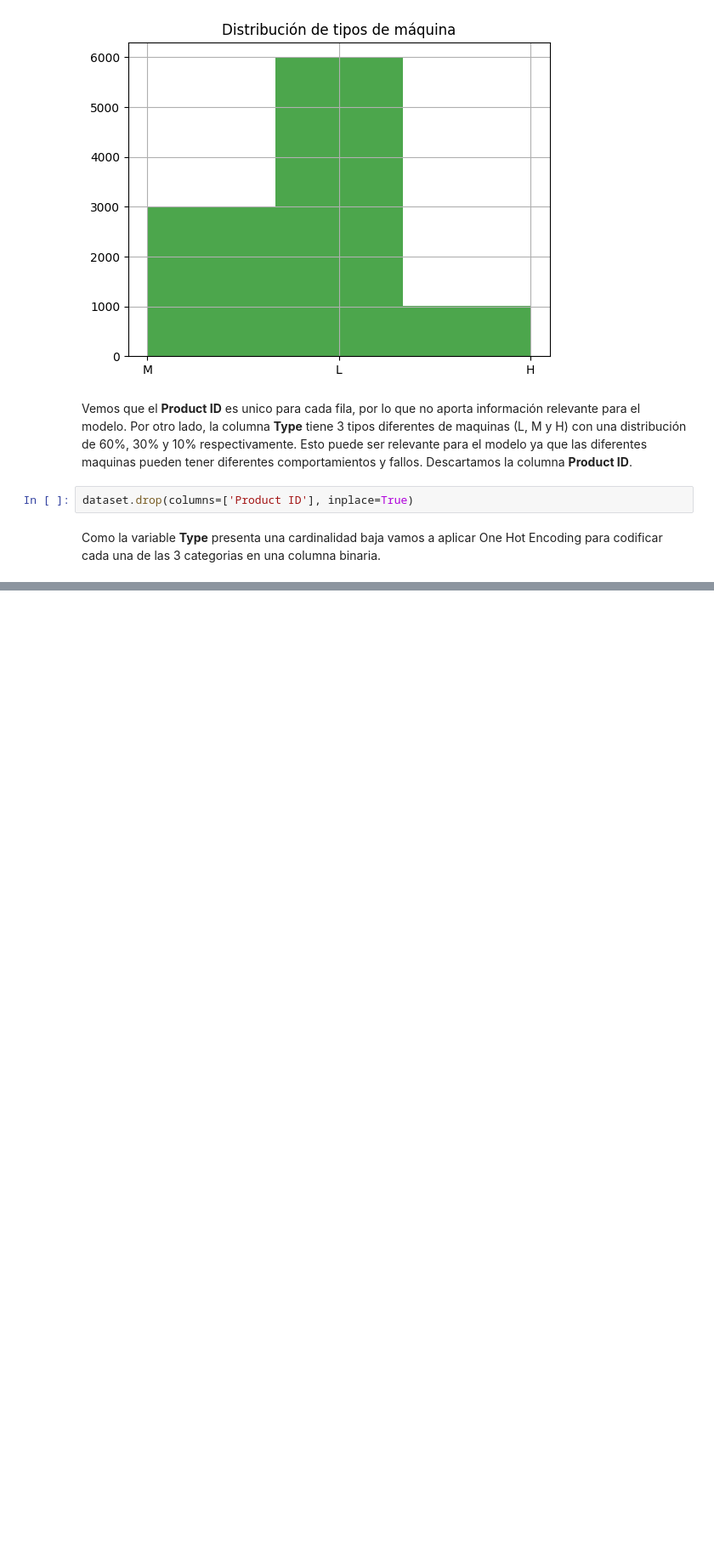
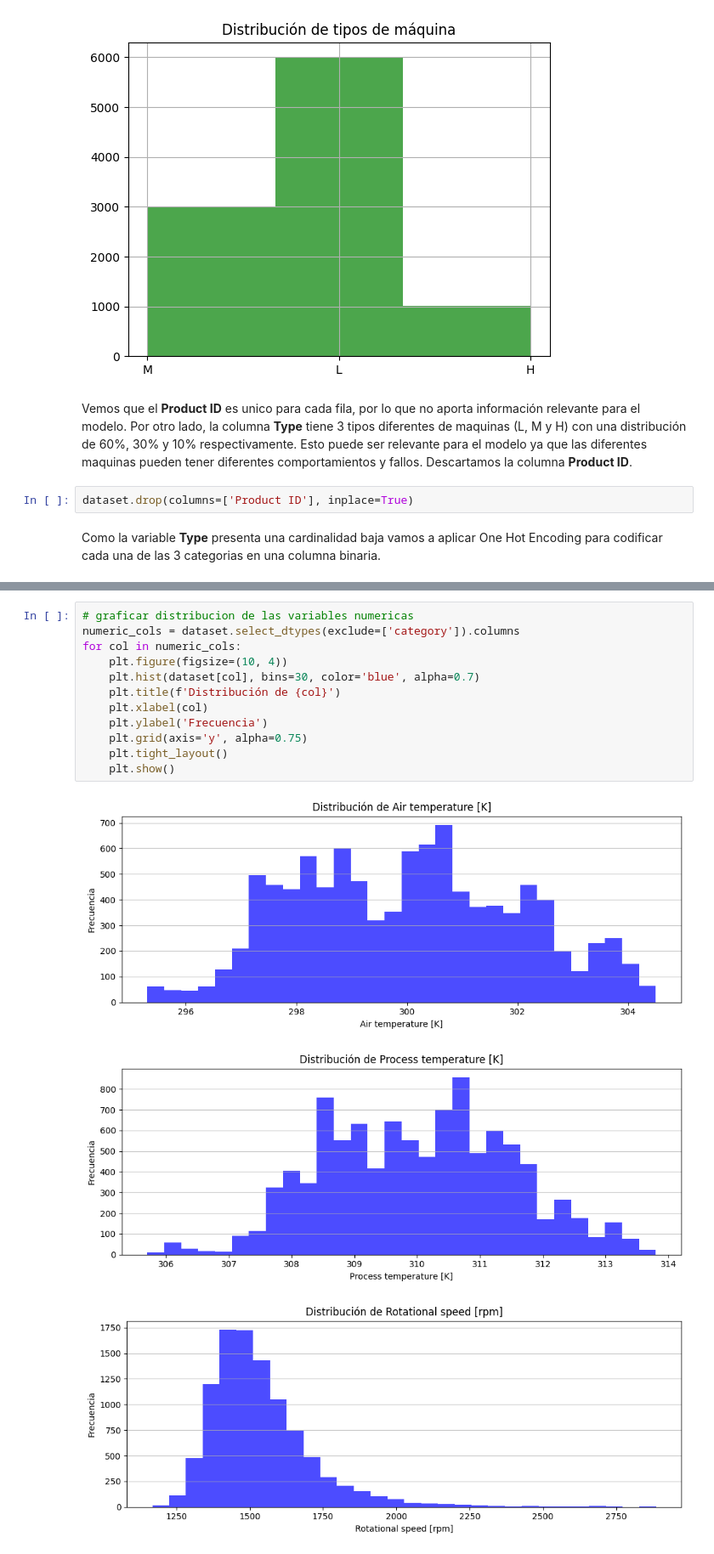
Before and after one commit to maximdorogov/aprendizaje-de-maquina, a Jupyter notebook: tp_final.ipynb, the cells around one changed output, grey strips where cells are left out. Shown at 85% size. Drawn from its saved outputs; the diff is of its cells as text; blank space fills up the shorter version.

```diff
--- a/tp_final.ipynb
+++ b/tp_final.ipynb
@@ -127,0 +153,16 @@ dataset.head()
+# %%
+# graficar distribucion de las variables numericas
+numeric_cols = dataset.select_dtypes(exclude=['category']).columns
+for col in numeric_cols:
+    plt.figure(figsize=(10, 4))
+    plt.hist(dataset[col], bins=30, color='blue', alpha=0.7)
+    plt.title(f'Distribución de {col}')
+    plt.xlabel(col)
+    plt.ylabel('Frecuencia')
+    plt.grid(axis='y', alpha=0.75)
+    plt.tight_layout()
+    plt.show()
+# %% [output]
+[figure, added]
+[figure, added]
+[figure, added]
```
Also changed, not shown: parts of 13 cells of this notebook.
